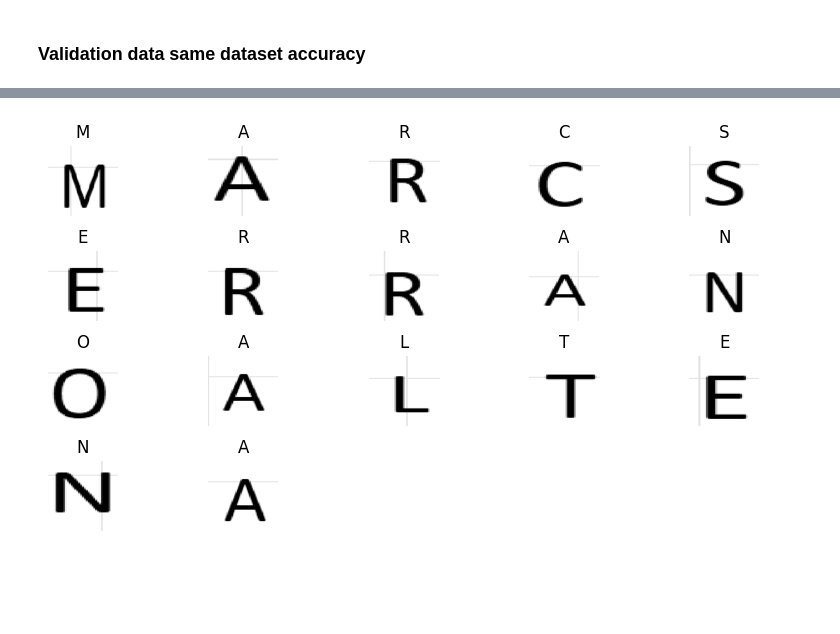
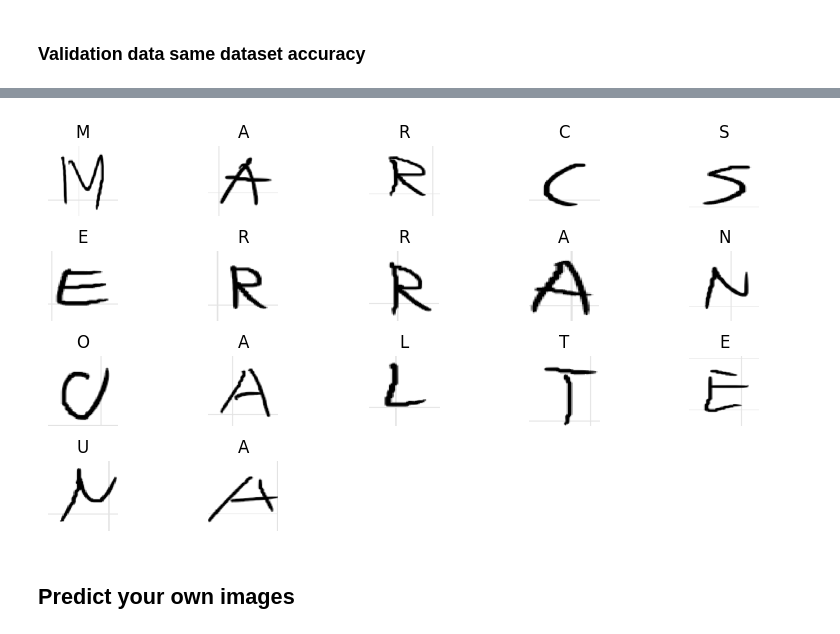
Before and after one commit to M-Serrano-Altena/Math-Image-Recognition, a Jupyter notebook: Own Notebooks/char-recognition-double-english.ipynb, the cells around one changed output, grey strips where cells are left out. Drawn from its saved outputs; the diff is of its cells as text; code cells hidden in the pictures; blank space fills up the shorter version.

Commit message:
added option to predict own custom images

```diff
--- a/Own Notebooks/char-recognition-double-english.ipynb
+++ b/Own Notebooks/char-recognition-double-english.ipynb
@@ -20,5 +30,5 @@ from sklearn.model_selection import train_test_split
 # %%
-dir_path = "/kaggle/input/english-fontnumber-recognition/Font/Font"
+dir_path = "English-Font/Font/Font"
 
 validation_frac = 0.2
 batch_size = 256
@@ -174,7 +188,7 @@ def load_and_preprocess_all_image_classes_from_dir(dir_path, target_size=image_s
     y = np.array(y)
     return X, y
 # %%
-dir2_path = "/kaggle/input/english-handwritten-characters-dataset/Img"
+dir2_path = "English-handwritten/Img"
 X2, y2 = load_and_preprocess_all_image_classes_from_dir(dir2_path, target_size=image_shape)
 y2 = one_hot_encode(y2).astype(np.float32)
 
@@ -254,9 +268,9 @@ model = keras.Sequential([
 from tensorflow.keras.callbacks import EarlyStopping
 import shutil
 
-train_model = True
+train_model = False
 
-weights_path = "/kaggle/input/char-recognition-model-double-english/keras/default/1/char_recog_model_double_english.weights.h5"
+weights_path = "../models/Double English/char_recog_model_double_english_v2.weights.h5"
 if os.path.isfile(weights_path) and not train_model:
     model.load_weights(weights_path)
     history = None
@@ -278,5 +292,4 @@ else:
         callbacks=[early_stopping]
     )
 
-    model.save_weights("char_recog_model.weights.h5")
-    shutil.move("char_recog_model.weights.h5", "/kaggle/working/char_recog_model.weights.h5")
+    model.save_weights("char_recog_model_double_english.weights.h5")
@@ -351,5 +326,19 @@ img_path_drawn_M_far = "/kaggle/input/letters-and-digits/Images characters/M_han
+# %%
+base_dir_path = "../Images characters"
+
+dir_path_handwritten_upper = os.path.join(base_dir_path, "Handwritten/Uppercase")
+dir_path_handwritten_lower = os.path.join(base_dir_path, "Handwritten/Lowercase")
+dir_path_handwritten_math = os.path.join(base_dir_path, "Handwritten/Math")
+
+dir_path_typed_upper = os.path.join(base_dir_path, "Typed/Uppercase")
+dir_path_typed_lower = os.path.join(base_dir_path, "Typed/Lowercase")
+
+img_path_zero = os.path.join(base_dir_path, "zero.png")
+img_path_drawn_zero = os.path.join(base_dir_path, "drawn_zero.png")
+img_path_drawn_M_close = os.path.join(base_dir_path, "M_handwritten_close.png")
+img_path_drawn_M_far = os.path.join(base_dir_path, "M_handwritten_far.png")
 # %%
-path = dir_path_typed_upper
+path = dir_path_handwritten_upper
 processed_images = load_and_preprocess_images_from_dir(path, target_size=(128, 128), grayscale=True, inverse=inverse)
 # processed_image = np.array([X_test[2]])
 
@@ -370,2 +359,4 @@ plot_n_images(processed_images, predicted_classes, n=17, row_spacing=0.5)
 (17, 128, 128, 1) (17,)
-[figure, old version]
+[figure, new version]
+# %% [markdown]
+## Predict your own images
```
Also changed, not shown: parts of 10 cells of this notebook, 1 other file.
